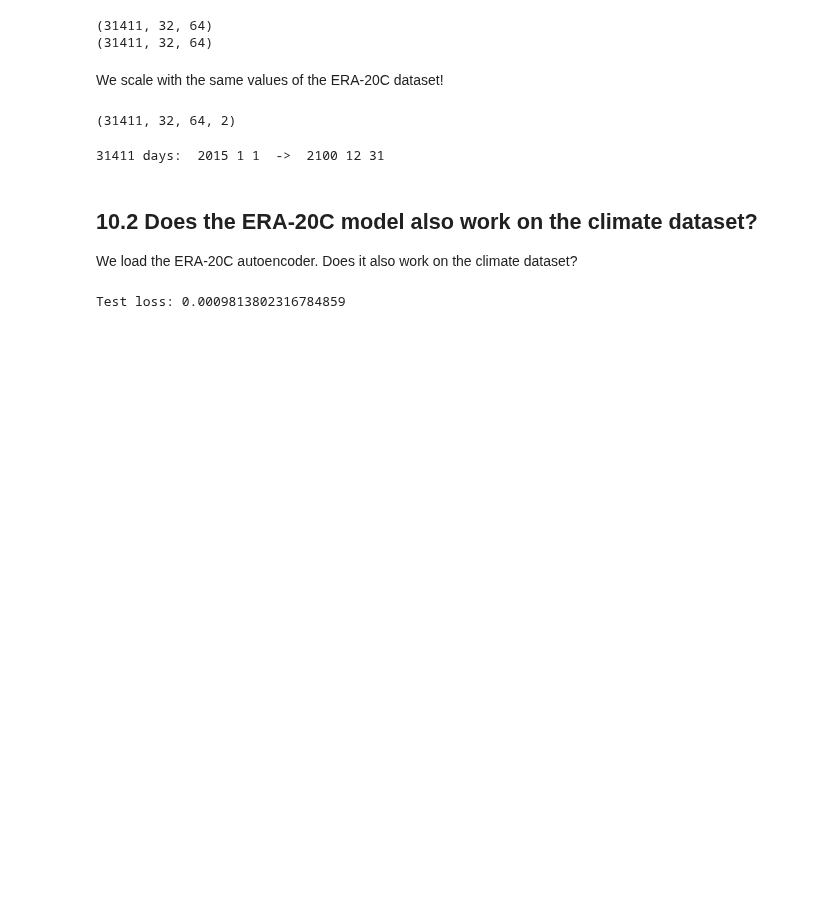
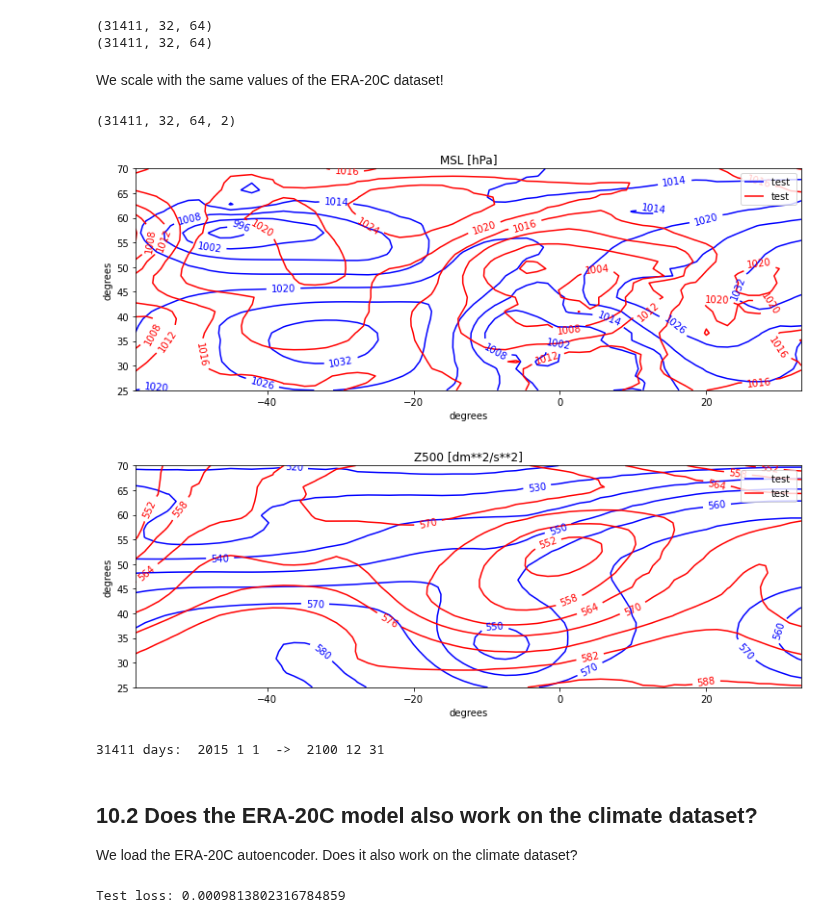
Before and after one commit to gdepaepe/autoencoder, a Jupyter notebook: 10_annex3.ipynb, the cells around one changed output. Drawn from its saved outputs; the diff is of its cells as text; code cells hidden in the pictures; blank space fills up the shorter version.

Commit message:
feat: test range of zones added

```diff
--- a/10_annex3.ipynb
+++ b/10_annex3.ipynb
@@ -68,6 +68,13 @@ np.save("data/climate.npy", data)
 np.save("data/climate_scale.npy", scale)
 # %% [output]
 (31411, 32, 64, 2)
+# %%
+from isoplot import isoplot
+isoplot(data[100,:,:,0],data[1000,:,:,0],"test ","test",zone,scale[0])
+isoplot(data[100,:,:,1],data[1000,:,:,1],"test ","test",zone,scale[1]*10,"Z500 [dm**2/s**2]")
+# %% [output]
+[figure, added]
+[figure, added]
 # %%
 import datetime
 base = datetime.datetime.strptime("01-01-2015", "%d-%m-%Y")
```
Also changed, not shown: parts of 6 cells of this notebook.
